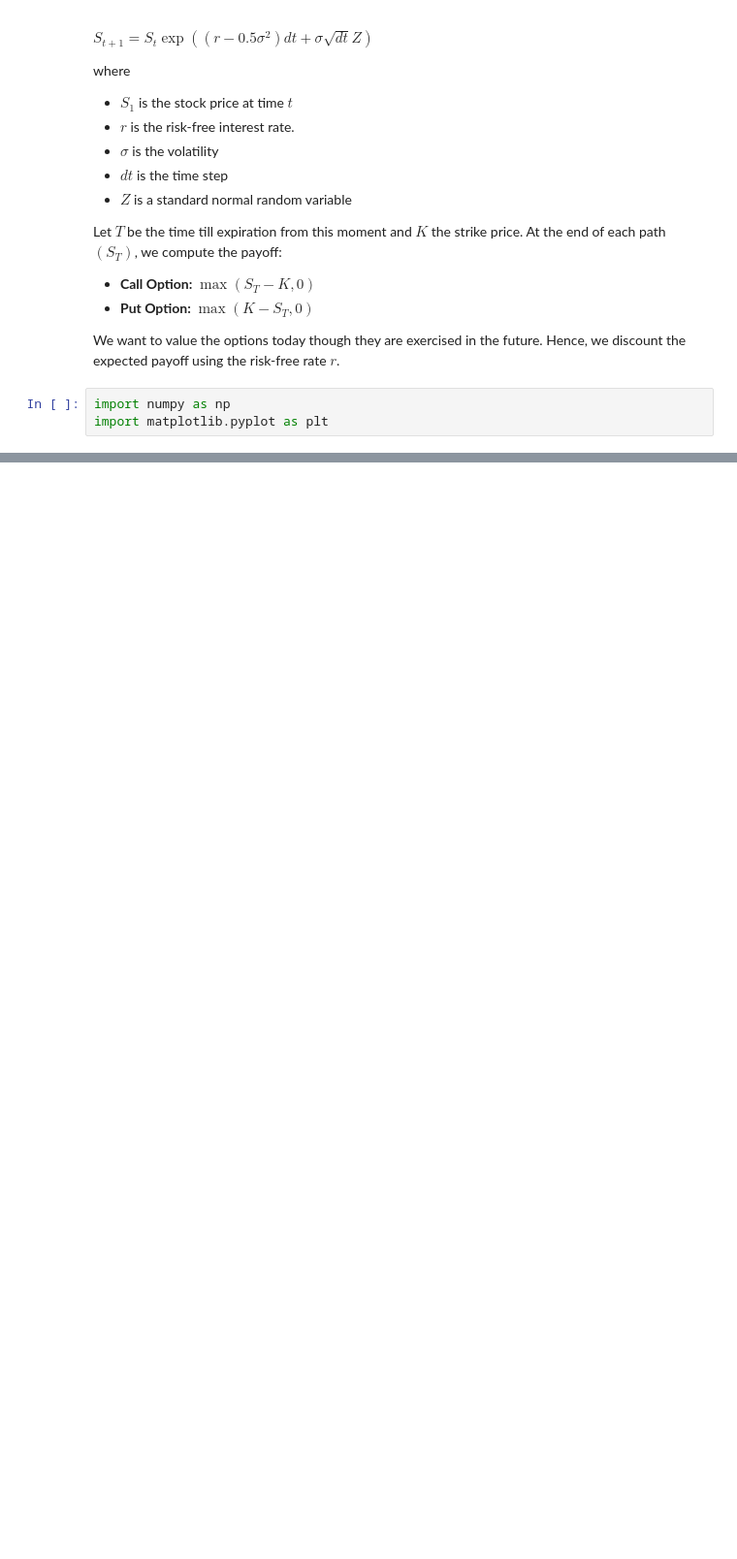
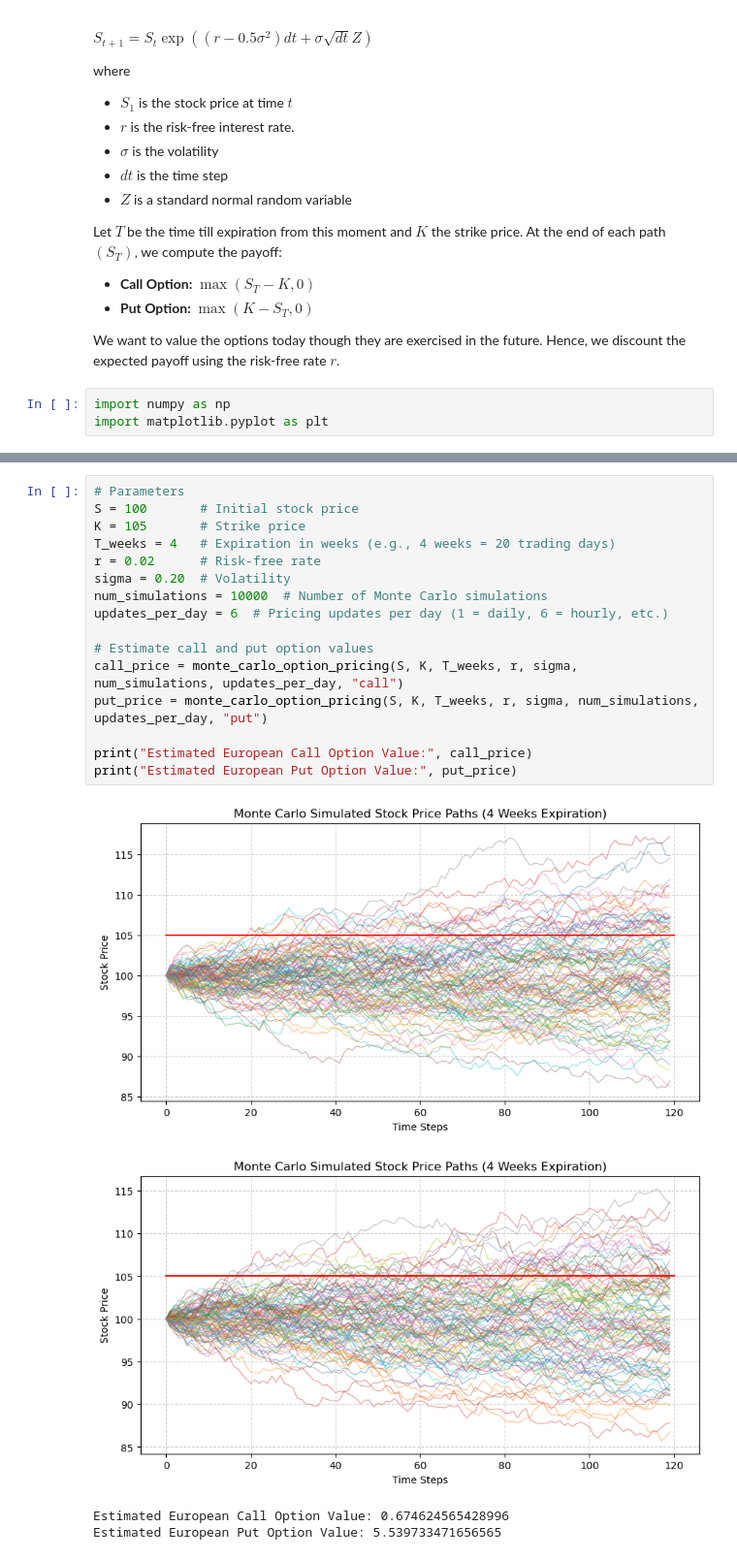
Before and after one commit to sunscorched/OptionsPricing, a Jupyter notebook: monte_carlo_european.ipynb, the cells around one changed output, grey strips where cells are left out. Shown at 97% size. Cells and saved outputs as stored; diff of their text form; blank space fills up the shorter version.

```diff
--- a/monte_carlo_european.ipynb
+++ b/monte_carlo_european.ipynb
@@ -84,0 +64,21 @@ Estimated European Put Option Value: 9.972900117450049
+# %%
+# Parameters
+S = 100       # Initial stock price
+K = 105       # Strike price
+T_weeks = 4   # Expiration in weeks (e.g., 4 weeks = 20 trading days)
+r = 0.02      # Risk-free rate
+sigma = 0.20  # Volatility
+num_simulations = 10000  # Number of Monte Carlo simulations
+updates_per_day = 6  # Pricing updates per day (1 = daily, 6 = hourly, etc.)
+
+# Estimate call and put option values
+call_price = monte_carlo_option_pricing(S, K, T_weeks, r, sigma, num_simulations, updates_per_day, "call")
+put_price = monte_carlo_option_pricing(S, K, T_weeks, r, sigma, num_simulations, updates_per_day, "put")
+
+print("Estimated European Call Option Value:", call_price)
+print("Estimated European Put Option Value:", put_price)
+# %% [output]
+[figure, added]
+[figure, added]
+Estimated European Call Option Value: 0.674624565428996
+Estimated European Put Option Value: 5.539733471656565
```
Also changed, not shown: parts of 1 cell of this notebook.
